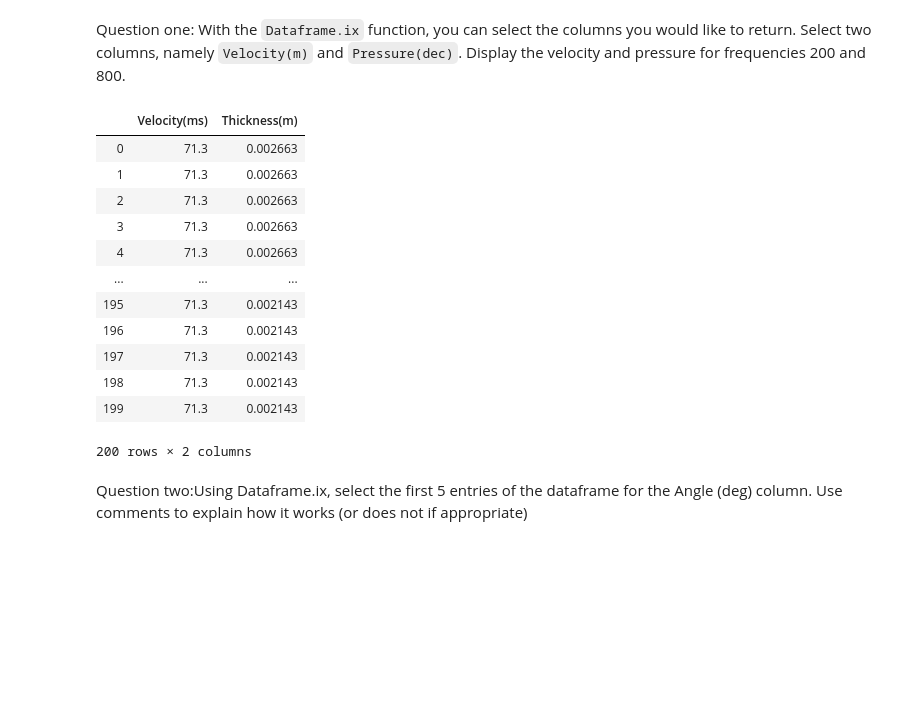
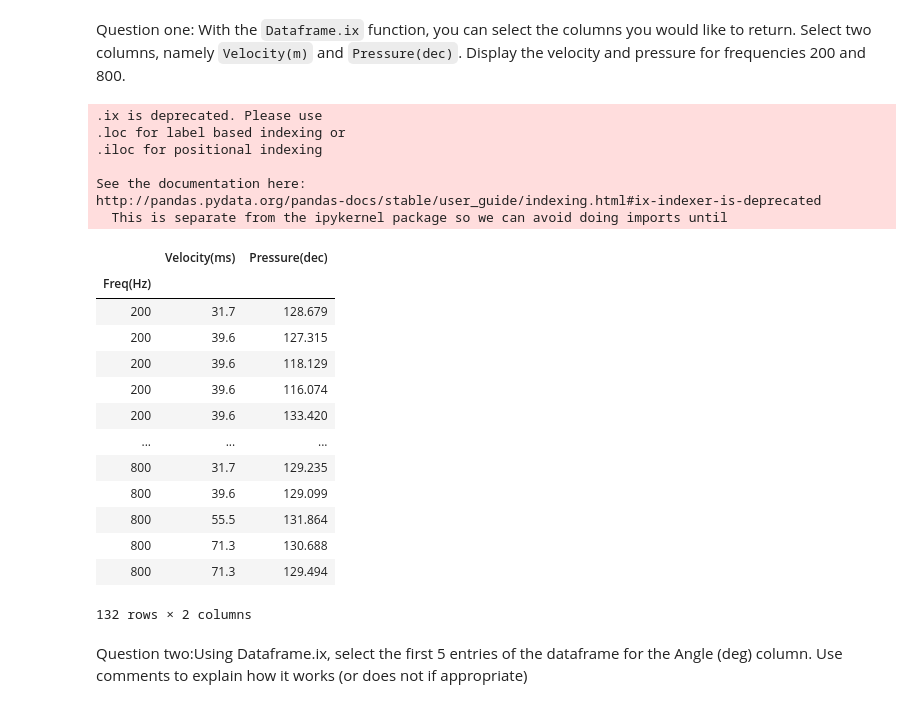
Before and after one commit to mabera2020/-DAV_01_Data_Wrangling-_with_Pandas, a Jupyter notebook: dav_01_data_wrangling_with_pandas.ipynb, the cells around one changed output. Saved outputs shown, nothing was run; the diff lists cells and outputs as text; code cells hidden in the pictures; blank space fills up the shorter version.

```diff
--- a/dav_01_data_wrangling_with_pandas.ipynb
+++ b/dav_01_data_wrangling_with_pandas.ipynb
@@ -362,23 +363,32 @@ For all the questions below, write your code and comments to define your approac
 # %% [markdown]
 Question one:
 With the `Dataframe.ix` function, you can select the columns you would like to return. Select two columns, namely `Velocity(m)` and `Pressure(dec)`. Display the velocity and pressure for frequencies 200 and 800.
-# %%
-# your answer
-#data.ix...Using iloc, loc, & ix to select rows and columns in Pandas DataFrames
-data.iloc[:200,3:5]
-# %% [output]
-|  | Velocity(ms) | Thickness(m) |
-| 0 | 71.3 | 0.002663 |
-| 1 | 71.3 | 0.002663 |
-| 2 | 71.3 | 0.002663 |
-| 3 | 71.3 | 0.002663 |
-| 4 | 71.3 | 0.002663 |
-| ... | ... | ... |
-| 195 | 71.3 | 0.002143 |
-| 196 | 71.3 | 0.002143 |
-| 197 | 71.3 | 0.002143 |
-| 198 | 71.3 | 0.002143 |
-| 199 | 71.3 | 0.002143 |
-200 rows × 2 columns
+# %%
+#data...
+#data.ix[rows,cols]
+data.ix[[200,800],[2,4]]
+#data.ix[:,"Velocity(ms)","Pressure(dec)"]]
+# %% [output]
+.ix is deprecated. Please use
+.loc for label based indexing or
+.iloc for positional indexing
+
+See the documentation here:
+http://pandas.pydata.org/pandas-docs/stable/user_guide/indexing.html#ix-indexer-is-deprecated
+  This is separate from the ipykernel package so we can avoid doing imports until
+|  | Velocity(ms) | Pressure(dec) |
+| Freq(Hz) |  |  |
+| 200 | 31.7 | 128.679 |
+| 200 | 39.6 | 127.315 |
+| 200 | 39.6 | 118.129 |
+| 200 | 39.6 | 116.074 |
+| 200 | 39.6 | 133.420 |
+| ... | ... | ... |
+| 800 | 31.7 | 129.235 |
+| 800 | 39.6 | 129.099 |
+| 800 | 55.5 | 131.864 |
+| 800 | 71.3 | 130.688 |
+| 800 | 71.3 | 129.494 |
+132 rows × 2 columns
 # %% [markdown]
 Question two:Using Dataframe.ix, select the first 5 entries of the dataframe for the Angle (deg) column. Use comments to explain how it works (or does not if appropriate)
```
Also changed, not shown: parts of 5 cells of this notebook.
